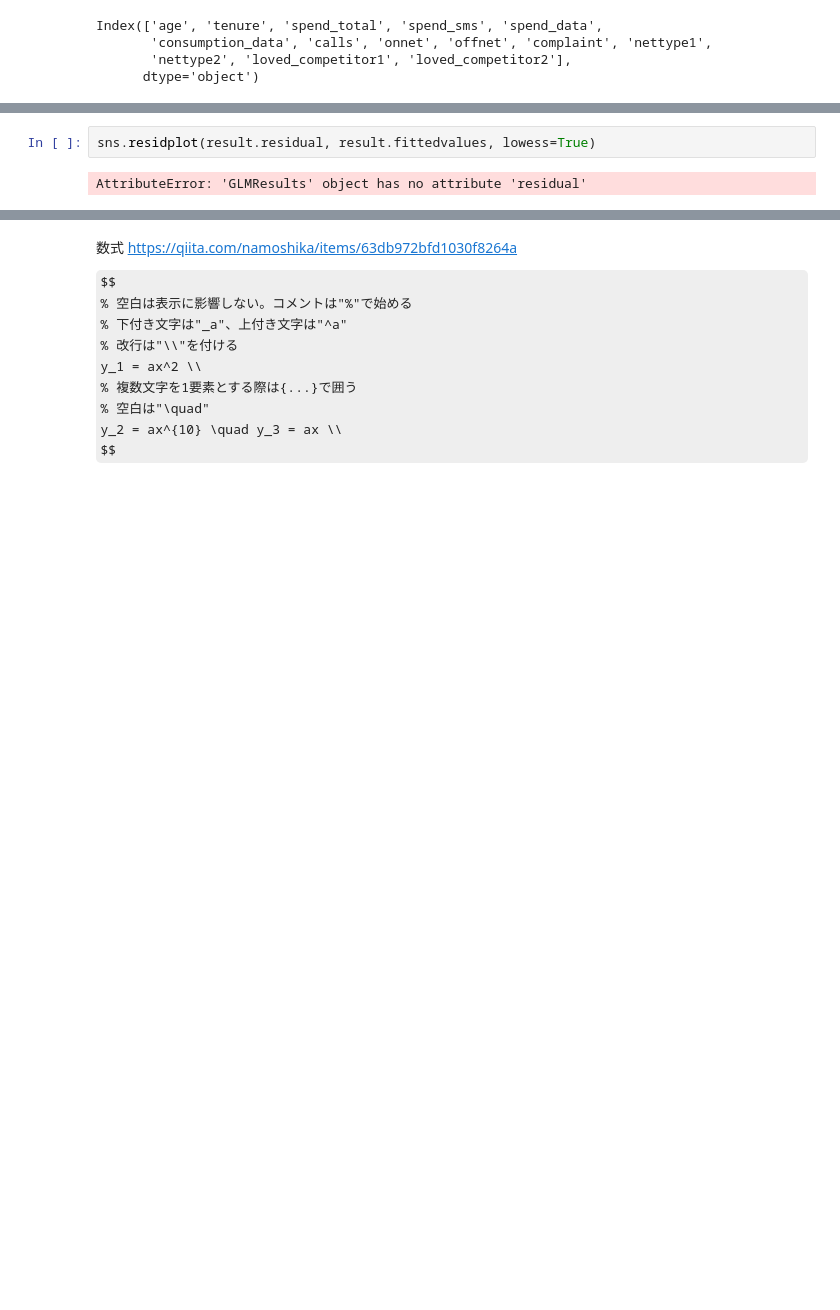
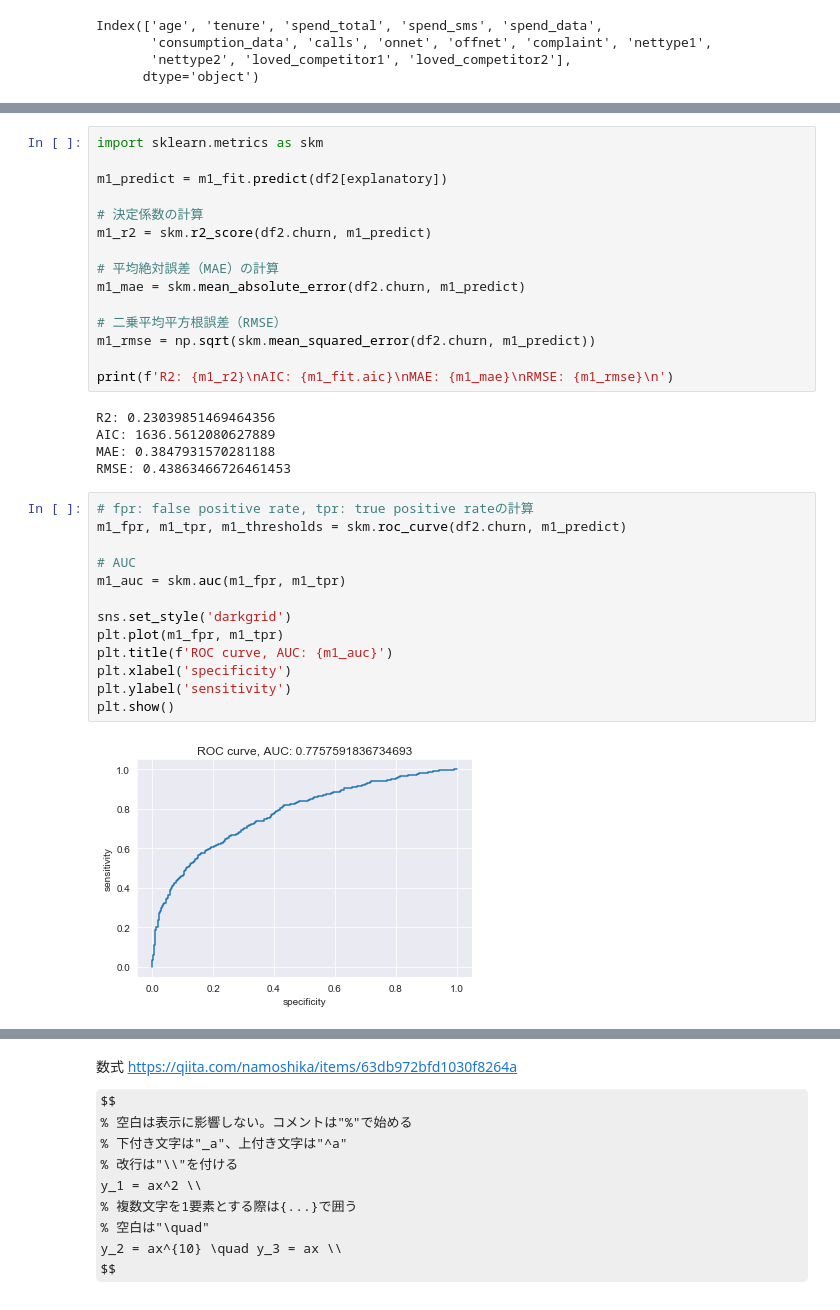
Before and after one commit to 3ign0n/hw8, a Jupyter notebook: index.ipynb, the cells around one changed output, grey strips where cells are left out. Drawn from its saved outputs; the diff is of its cells as text; some formulas as TeX source; blank space fills up the shorter version.

```diff
--- a/index.ipynb
+++ b/index.ipynb
@@ -370,7 +382,38 @@ Generalized Linear Model Regression Results
 | onnet | -0.1388 | 0.023 | -6.081 | 0.000 | -0.184 | -0.094 |
 | offnet | 0.1644 | 0.044 | 3.772 | 0.000 | 0.079 | 0.250 |
 | complaint | -0.2699 | 0.083 | -3.270 | 0.001 | -0.432 | -0.108 |
-# %%
-sns.residplot(result.residual, result.fittedvalues, lowess=True)
-# %% [output]
-AttributeError: 'GLMResults' object has no attribute 'residual'
+# %%
+import sklearn.metrics as skm
+
+m1_predict = m1_fit.predict(df2[explanatory])
+
+# 決定係数の計算
+m1_r2 = skm.r2_score(df2.churn, m1_predict)
+
+# 平均絶対誤差（MAE）の計算
+m1_mae = skm.mean_absolute_error(df2.churn, m1_predict)
+
+# 二乗平均平方根誤差（RMSE）
+m1_rmse = np.sqrt(skm.mean_squared_error(df2.churn, m1_predict))
+
+print(f'R2: {m1_r2}\nAIC: {m1_fit.aic}\nMAE: {m1_mae}\nRMSE: {m1_rmse}\n')
+# %% [output]
+R2: 0.23039851469464356
+AIC: 1636.5612080627889
+MAE: 0.3847931570281188
+RMSE: 0.43863466726461453
+# %%
+# fpr: false positive rate, tpr: true positive rateの計算
+m1_fpr, m1_tpr, m1_thresholds = skm.roc_curve(df2.churn, m1_predict)
+
+# AUC
+m1_auc = skm.auc(m1_fpr, m1_tpr)
+
+sns.set_style('darkgrid')
+plt.plot(m1_fpr, m1_tpr)
+plt.title(f'ROC curve, AUC: {m1_auc}')
+plt.xlabel('specificity')
+plt.ylabel('sensitivity')
+plt.show()
+# %% [output]
+[figure, added]
```
Also changed, not shown: parts of 32 cells of this notebook, 1 other file.
